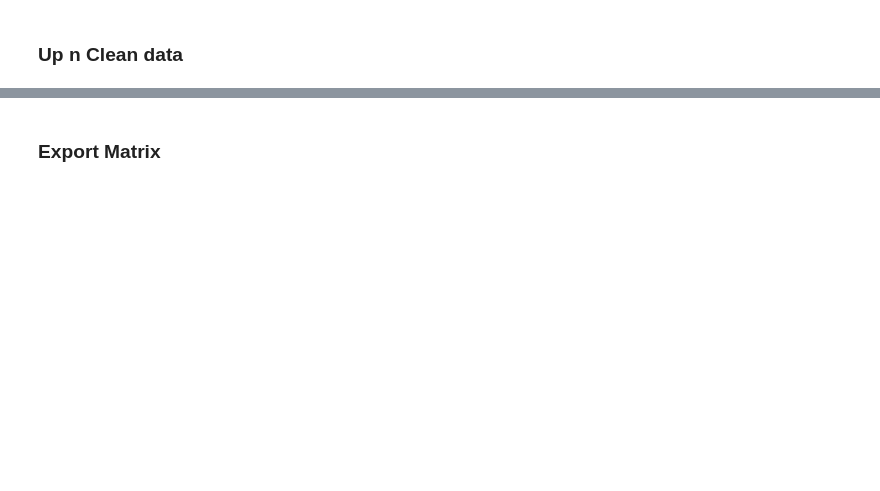
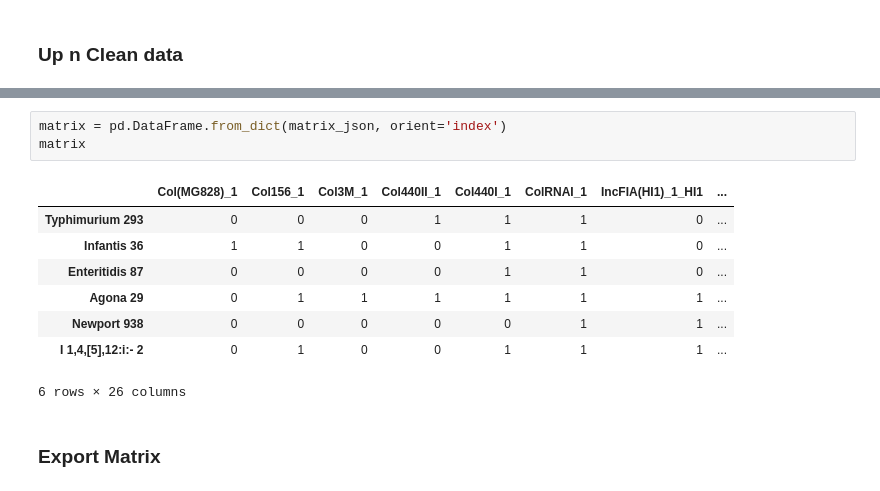
Before and after one commit to vicevalds/BIO295, a Jupyter notebook: Abricate.ipynb, the cells around one changed output, grey strips where cells are left out. Drawn from its saved outputs; the diff is of its cells as text; blank space fills up the shorter version.

```diff
--- a/Abricate.ipynb
+++ b/Abricate.ipynb
@@ -45,2 +70,14 @@ matrix.head(10)
+# %%
+matrix = pd.DataFrame.from_dict(matrix_json, orient='index')
+matrix
+# %% [output]
+|  | Col(MG828)_1 | Col156_1 | Col3M_1 | Col440II_1 | Col440I_1 | ColRNAI_1 | IncFIA(HI1)_1_HI1 | ... |
+| Typhimurium 293 | 0 | 0 | 0 | 1 | 1 | 1 | 0 | ... |
+| Infantis 36 | 1 | 1 | 0 | 0 | 1 | 1 | 0 | ... |
+| Enteritidis 87 | 0 | 0 | 0 | 0 | 1 | 1 | 0 | ... |
+| Agona 29 | 0 | 1 | 1 | 1 | 1 | 1 | 1 | ... |
+| Newport 938 | 0 | 0 | 0 | 0 | 0 | 1 | 1 | ... |
+| I 1,4,[5],12:i:- 2 | 0 | 1 | 0 | 0 | 1 | 1 | 1 | ... |
+6 rows × 26 columns
 # %% [markdown]
 ### Export Matrix
```
Also changed, not shown: parts of 8 cells of this notebook, 1 other file.
